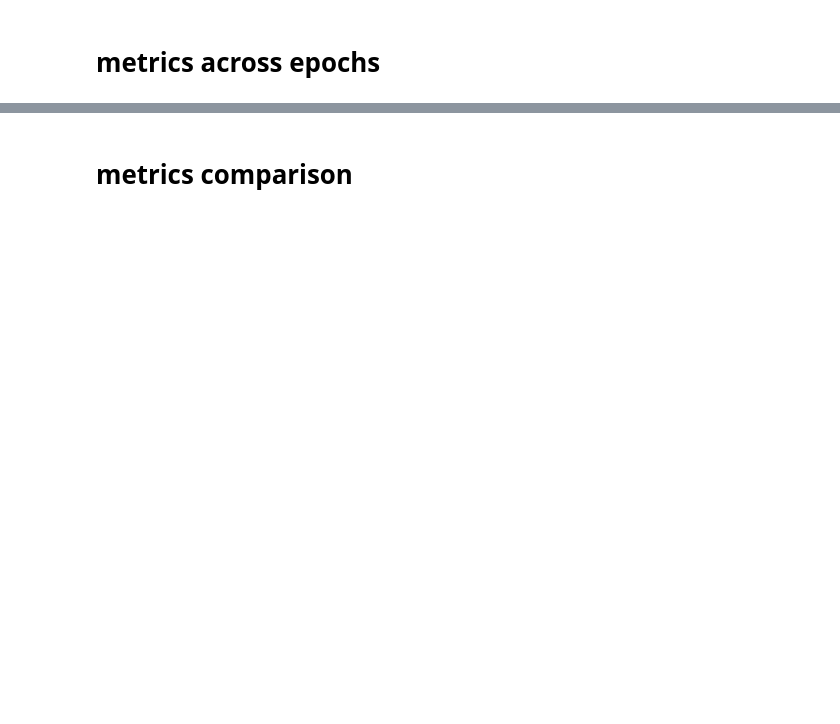
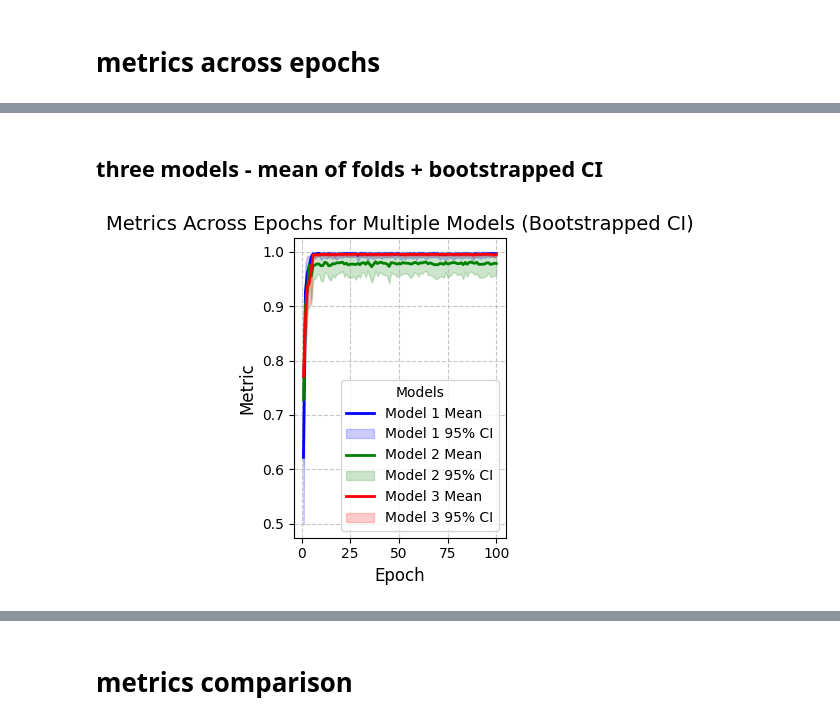
Before and after one commit to agurianova/rolling-in-the-deep, a Jupyter notebook: notebooks/results.ipynb, the cells around one changed output, grey strips where cells are left out. Saved outputs shown, nothing was run; the diff lists cells and outputs as text; code cells hidden in the pictures; blank space fills up the shorter version.

Commit message:
upd results notebook

```diff
--- a/notebooks/results.ipynb
+++ b/notebooks/results.ipynb
@@ -29,0 +28,9 @@ print(data)
+# %%
+with open('/Users/lune/ISP/rolling-in-the-deep/experiments/2025-W3-01-13/results/inception_v3.pkl', 'rb') as df:
+     data1 = CPU_Unpickler(df).load()
+
+with open('/Users/lune/ISP/rolling-in-the-deep/experiments/2025-W3-01-13/results/efficientnet_b0.pkl', 'rb') as df:
+     data2 = CPU_Unpickler(df).load()
+
+with open('/Users/lune/ISP/rolling-in-the-deep/experiments/2025-W3-01-13/results/regnety_002.pkl', 'rb') as df:
+     data3 = CPU_Unpickler(df).load()
@@ -77,0 +134,55 @@ plt.show()
+# %% [markdown]
+## three models - mean of folds + bootstrapped CI
+# %%
+import numpy as np
+import matplotlib.pyplot as plt
+
+# Configuration for bootstrapping
+n_bootstrap = 1000  # Number of bootstrap samples
+confidence_level = 0.95  # Confidence level (e.g., 95%)
+
+# Assume data1, data2, and data3 represent your three models' data
+datasets = [data1, data2, data3]  # Organize datasets into a list
+model_names = ['Model 1', 'Model 2', 'Model 3']  # Names for the models
+colors = ['blue', 'green', 'red']  # Colors for the plots
+
+plt.figure(figsize=(3, 4))
+
+for model_idx, data in enumerate(datasets):
+    metrics_to_save = []
+
+    # Collect metrics for all folds
+    for fold in data['folds']:
+        metrics = [epoch['validation']['auc_ovr'] for epoch in fold['epochs']]
+        metrics_to_save.append(metrics)
+
+    metrics_to_save = np.array(metrics_to_save)  # Shape: (num_folds, num_epochs)
+    mean_metric = np.mean(metrics_to_save, axis=0)
+
+    # Initialize arrays for bootstrap confidence intervals
+    bootstrap_means = np.zeros((n_bootstrap, metrics_to_save.shape[1]))
+
+    # Perform bootstrapping
+    for i in range(n_bootstrap):
+        bootstrap_sample = np.random.choice(metrics_to_save.shape[0], metrics_to_save.shape[0], replace=True)
+        bootstrap_means[i, :] = np.mean(metrics_to_save[bootstrap_sample, :], axis=0)
+
+    # Compute confidence intervals
+    lower_bound = np.percentile(bootstrap_means, (1 - confidence_level) / 2 * 100, axis=0)
+    upper_bound = np.percentile(bootstrap_means, (1 + confidence_level) / 2 * 100, axis=0)
+
+    # Plot the mean line and confidence intervals
+    epochs = np.arange(1, metrics_to_save.shape[1] + 1)  # Epoch indices
+    plt.plot(epochs, mean_metric, color=colors[model_idx], label=f'{model_names[model_idx]} Mean', linewidth=2)
+    plt.fill_between(epochs, lower_bound, upper_bound, color=colors[model_idx], alpha=0.2, label=f'{model_names[model_idx]} 95% CI')
+
+# Add labels, title, and legend
+plt.title('Metrics Across Epochs for Multiple Models (Bootstrapped CI)', fontsize=14)
+plt.xlabel('Epoch', fontsize=12)
+plt.ylabel('Metric', fontsize=12)
+plt.grid(True, linestyle='--', alpha=0.7)
+plt.legend(title="Models", fontsize=10)
+plt.tight_layout()
+plt.show()
+# %% [output]
+[figure, added]
```
Also changed, not shown: parts of 22 cells of this notebook.
